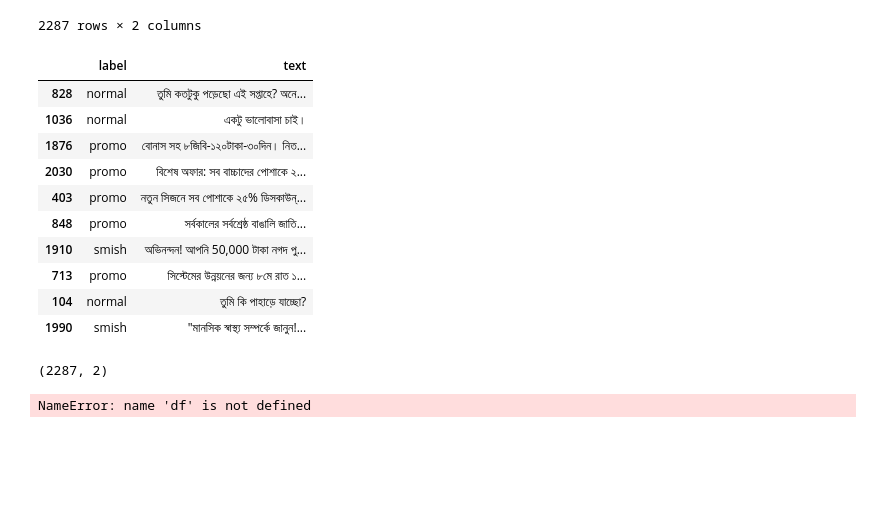
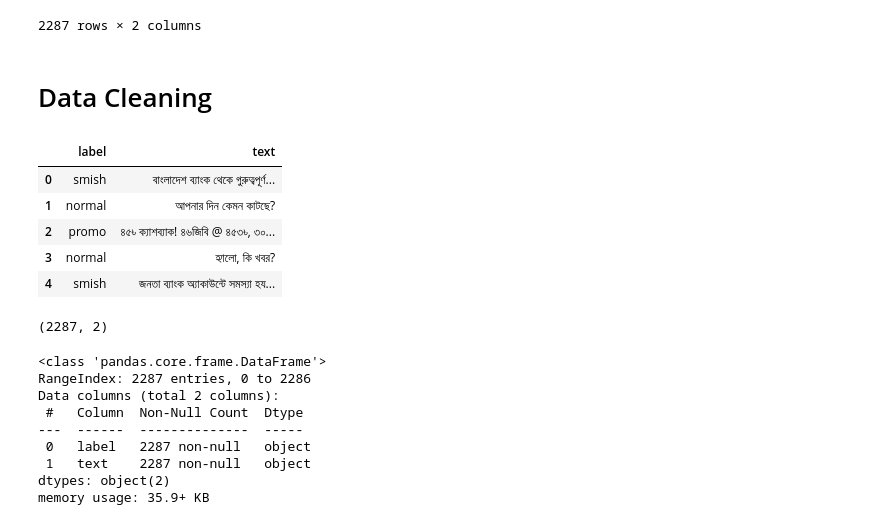
Before and after one commit to S4DIB/bengali-sms-fraud-detection-using-supervised-learning, a Jupyter notebook: Bengali Sms Fraud Detection.ipynb, the cells around one changed output. Drawn from its saved outputs; the diff is of its cells as text; code cells hidden in the pictures; blank space fills up the shorter version.

```diff
--- a/Bengali Sms Fraud Detection.ipynb
+++ b/Bengali Sms Fraud Detection.ipynb
@@ -20,25 +25,30 @@ df
 | 2285 | normal | আপনার কেমন দিন কাটছে? |
 | 2286 | smish | ➡️আপনি কি অনলাইনে কাজ করতে চান??.... |
 2287 rows × 2 columns
-# %%
-df.sample(10)
-# %% [output]
-|  | label | text |
-| 828 | normal | তুমি কতটুকু পড়েছো এই সপ্তাহে? অনে... |
-| 1036 | normal | একটু ভালোবাসা চাই। |
-| 1876 | promo | বোনাস সহ ৮জিবি-১২০টাকা-৩০দিন। নিত... |
-| 2030 | promo | বিশেষ অফার: সব বাচ্চাদের পোশাকে ২... |
-| 403 | promo | নতুন সিজনে সব পোশাকে ২৫% ডিসকাউন্... |
-| 848 | promo | সর্বকালের সর্বশ্রেষ্ঠ বাঙালি জাতি... |
-| 1910 | smish | অভিনন্দন! আপনি 50,000 টাকা নগদ পু... |
-| 713 | promo | সিস্টেমের উন্নয়নের জন্য ৮মে রাত ১... |
-| 104 | normal | তুমি কি পাহাড়ে যাচ্ছো? |
-| 1990 | smish | "মানসিক স্বাস্থ্য সম্পর্কে জানুন!... |
+# %% [markdown]
+# Data Cleaning
+# %%
+df.head()
+# %% [output]
+|  | label | text |
+| 0 | smish | বাংলাদেশ ব্যাংক থেকে গুরুত্বপূর্ণ... |
+| 1 | normal | আপনার দিন কেমন কাটছে? |
+| 2 | promo | ৪৫৳ ক্যাশব্যাক! ৪৬জিবি @ ৪৫৩৳, ৩০... |
+| 3 | normal | হ্যালো, কি খবর? |
+| 4 | smish | জনতা ব্যাংক অ্যাকাউন্টে সমস্যা হয... |
 # %%
 df.shape
 # %% [output]
 (2287, 2)
 # %%
-df.info
+df.info()
 # %% [output]
-NameError: name 'df' is not defined
+<class 'pandas.core.frame.DataFrame'>
+RangeIndex: 2287 entries, 0 to 2286
+Data columns (total 2 columns):
+ #   Column  Non-Null Count  Dtype
+---  ------  --------------  -----
+ 0   label   2287 non-null   object
+ 1   text    2287 non-null   object
+dtypes: object(2)
+memory usage: 35.9+ KB
```
Also changed, not shown: parts of 13 cells of this notebook.
